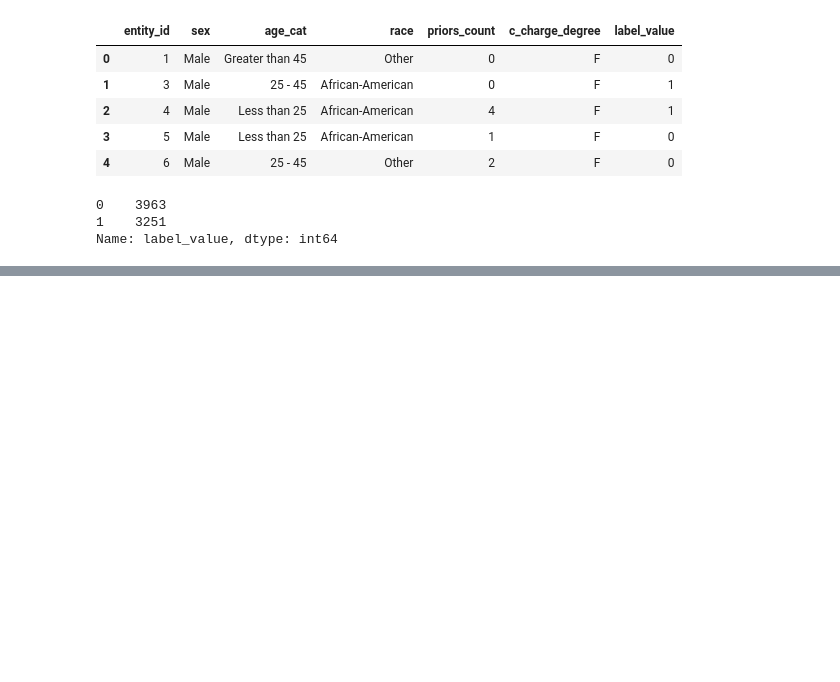
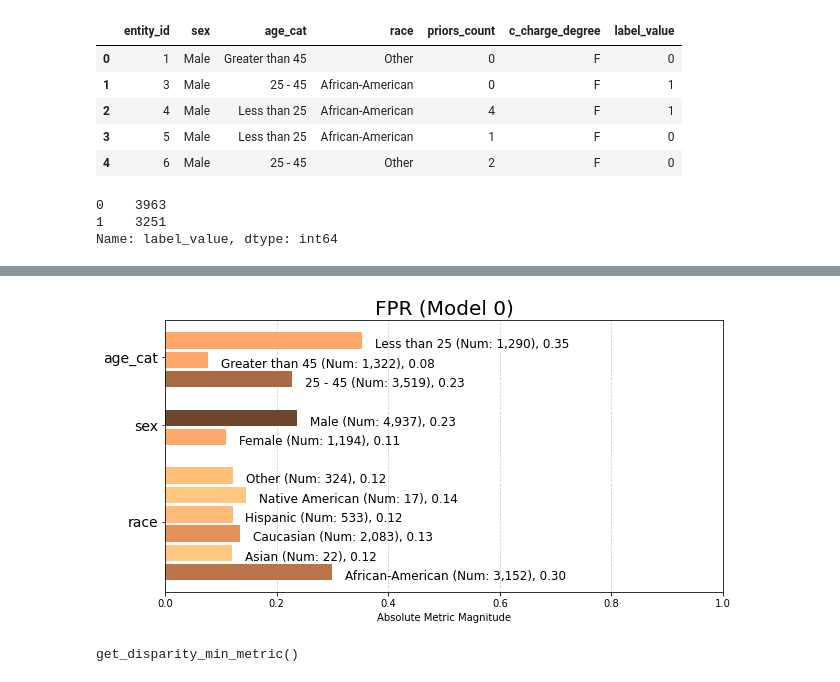
Before and after one commit to chsafouane/aequitas_disc, a Jupyter notebook: notebooks/fairlearn_presentation.ipynb, the cells around one changed output, grey strips where cells are left out. Drawn from its saved outputs; the diff is of its cells as text; code cells hidden in the pictures; blank space fills up the shorter version.

```diff
--- a/notebooks/fairlearn_presentation.ipynb
+++ b/notebooks/fairlearn_presentation.ipynb
@@ -91,0 +184,4 @@ initial
+# %%
+df_compas_train_val_trans["entity_id"] = df_compas_train_val_trans["entity_id"].astype("int")
+# %%
+df_compas_train_val = pd.concat([df_compas_train, df_compas_val])
@@ -91,0 +204,5 @@ initial
+# %%
+df_compas_train_val_result = (
+    df_compas_train_val
+    .merge(df_compas_train_val_trans[["entity_id", "score"]], how="left", on="entity_id")
+)
@@ -91,0 +230,3 @@ initial
+# %%
+g = Group()
+grp_table, protected_attributes = g.get_crosstabs(df_compas_train_val_result, attr_cols=["race", "sex", "age_cat"])
@@ -91,0 +248,12 @@ initial
+# %%
+aq_plot = Plot()
+fpr = aq_plot.plot_group_metric(group_table=grp_table,
+                               group_metric="fpr")
+# %% [output]
+[figure, added]
+# %%
+aq_bias = Bias()
+bias_dpg_pay_attention = aq_bias.get_disparity_min_metric(grp_table,
+                                           original_df=df_compas_train_val_result)
+# %% [output]
+get_disparity_min_metric()
```
Also changed, not shown: parts of 42 cells of this notebook, 1 other file.
